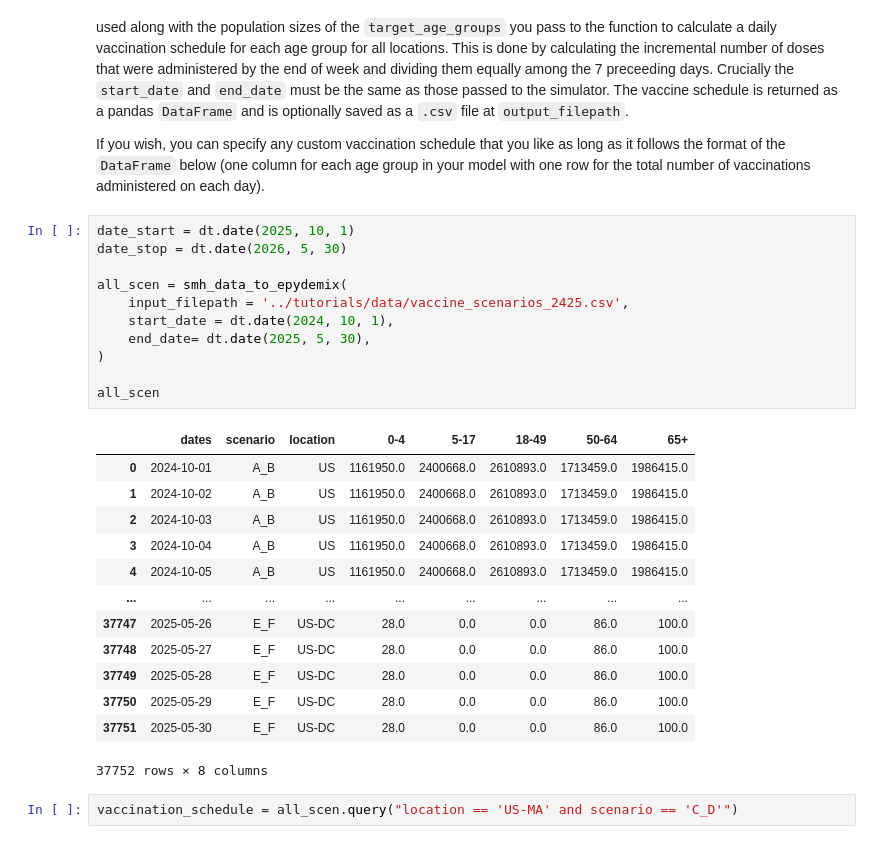
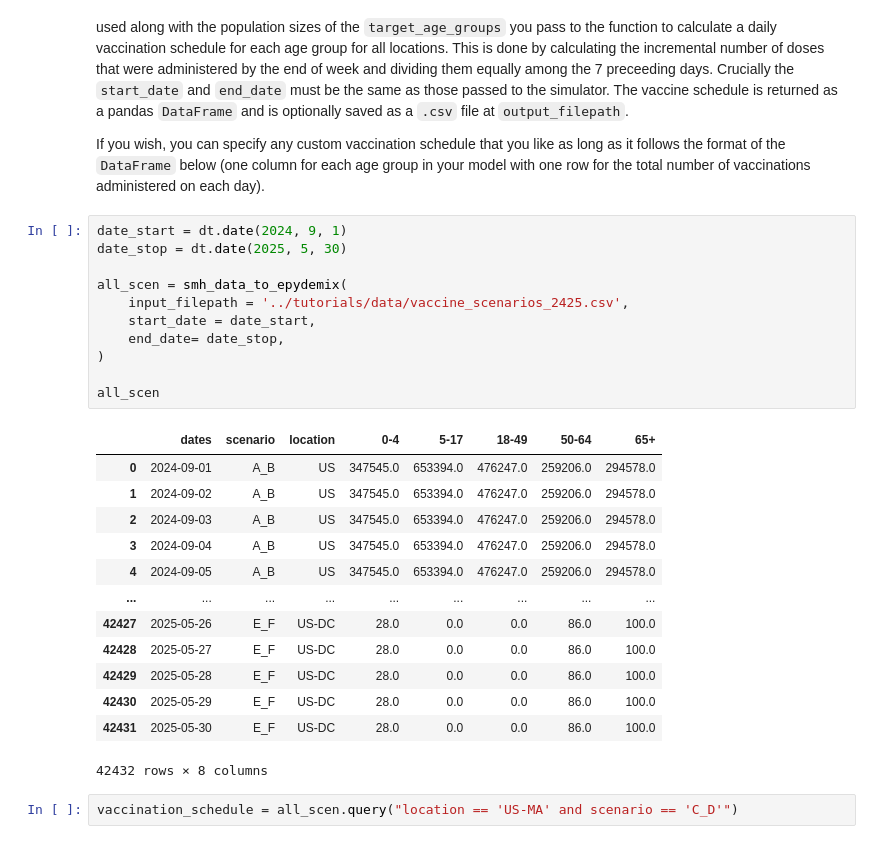
Before and after one commit to mobs-lab/epymodelingsuite, a Jupyter notebook: tutorials/Tutorial_Vaccinations.ipynb, the cells around one changed output. Saved outputs shown, nothing was run; the diff lists cells and outputs as text.

```diff
--- a/tutorials/Tutorial_Vaccinations.ipynb
+++ b/tutorials/Tutorial_Vaccinations.ipynb
@@ -44,30 +45,30 @@ To create a vaccine schedule from the flu scenario modeling hub scenarios, we ca
 
 If you wish, you can specify any custom vaccination schedule that you like as long as it follows the format of the `DataFrame` below (one column for each age group in your model with one row for the total number of vaccinations administered on each day).
 # %%
-date_start = dt.date(2025, 10, 1)
-date_stop = dt.date(2026, 5, 30)
+date_start = dt.date(2024, 9, 1)
+date_stop = dt.date(2025, 5, 30)
 
 all_scen = smh_data_to_epydemix(
     input_filepath = '../tutorials/data/vaccine_scenarios_2425.csv',
-    start_date = dt.date(2024, 10, 1),
-    end_date= dt.date(2025, 5, 30),
+    start_date = date_start,
+    end_date= date_stop,
 )
 
 all_scen
 # %% [output]
 |  | dates | scenario | location | 0-4 | 5-17 | 18-49 | 50-64 | 65+ |
-| 0 | 2024-10-01 | A_B | US | 1161950.0 | 2400668.0 | 2610893.0 | 1713459.0 | 1986415.0 |
-| 1 | 2024-10-02 | A_B | US | 1161950.0 | 2400668.0 | 2610893.0 | 1713459.0 | 1986415.0 |
-| 2 | 2024-10-03 | A_B | US | 1161950.0 | 2400668.0 | 2610893.0 | 1713459.0 | 1986415.0 |
-| 3 | 2024-10-04 | A_B | US | 1161950.0 | 2400668.0 | 2610893.0 | 1713459.0 | 1986415.0 |
-| 4 | 2024-10-05 | A_B | US | 1161950.0 | 2400668.0 | 2610893.0 | 1713459.0 | 1986415.0 |
+| 0 | 2024-09-01 | A_B | US | 347545.0 | 653394.0 | 476247.0 | 259206.0 | 294578.0 |
+| 1 | 2024-09-02 | A_B | US | 347545.0 | 653394.0 | 476247.0 | 259206.0 | 294578.0 |
+| 2 | 2024-09-03 | A_B | US | 347545.0 | 653394.0 | 476247.0 | 259206.0 | 294578.0 |
+| 3 | 2024-09-04 | A_B | US | 347545.0 | 653394.0 | 476247.0 | 259206.0 | 294578.0 |
+| 4 | 2024-09-05 | A_B | US | 347545.0 | 653394.0 | 476247.0 | 259206.0 | 294578.0 |
 | ... | ... | ... | ... | ... | ... | ... | ... | ... |
-| 37747 | 2025-05-26 | E_F | US-DC | 28.0 | 0.0 | 0.0 | 86.0 | 100.0 |
-| 37748 | 2025-05-27 | E_F | US-DC | 28.0 | 0.0 | 0.0 | 86.0 | 100.0 |
-| 37749 | 2025-05-28 | E_F | US-DC | 28.0 | 0.0 | 0.0 | 86.0 | 100.0 |
-| 37750 | 2025-05-29 | E_F | US-DC | 28.0 | 0.0 | 0.0 | 86.0 | 100.0 |
-| 37751 | 2025-05-30 | E_F | US-DC | 28.0 | 0.0 | 0.0 | 86.0 | 100.0 |
+| 42427 | 2025-05-26 | E_F | US-DC | 28.0 | 0.0 | 0.0 | 86.0 | 100.0 |
+| 42428 | 2025-05-27 | E_F | US-DC | 28.0 | 0.0 | 0.0 | 86.0 | 100.0 |
+| 42429 | 2025-05-28 | E_F | US-DC | 28.0 | 0.0 | 0.0 | 86.0 | 100.0 |
+| 42430 | 2025-05-29 | E_F | US-DC | 28.0 | 0.0 | 0.0 | 86.0 | 100.0 |
+| 42431 | 2025-05-30 | E_F | US-DC | 28.0 | 0.0 | 0.0 | 86.0 | 100.0 |
-37752 rows × 8 columns
+42432 rows × 8 columns
 # %%
 vaccination_schedule = all_scen.query("location == 'US-MA' and scenario == 'C_D'")
 # %% [markdown]
```
Also changed, not shown: parts of 4 cells of this notebook.
